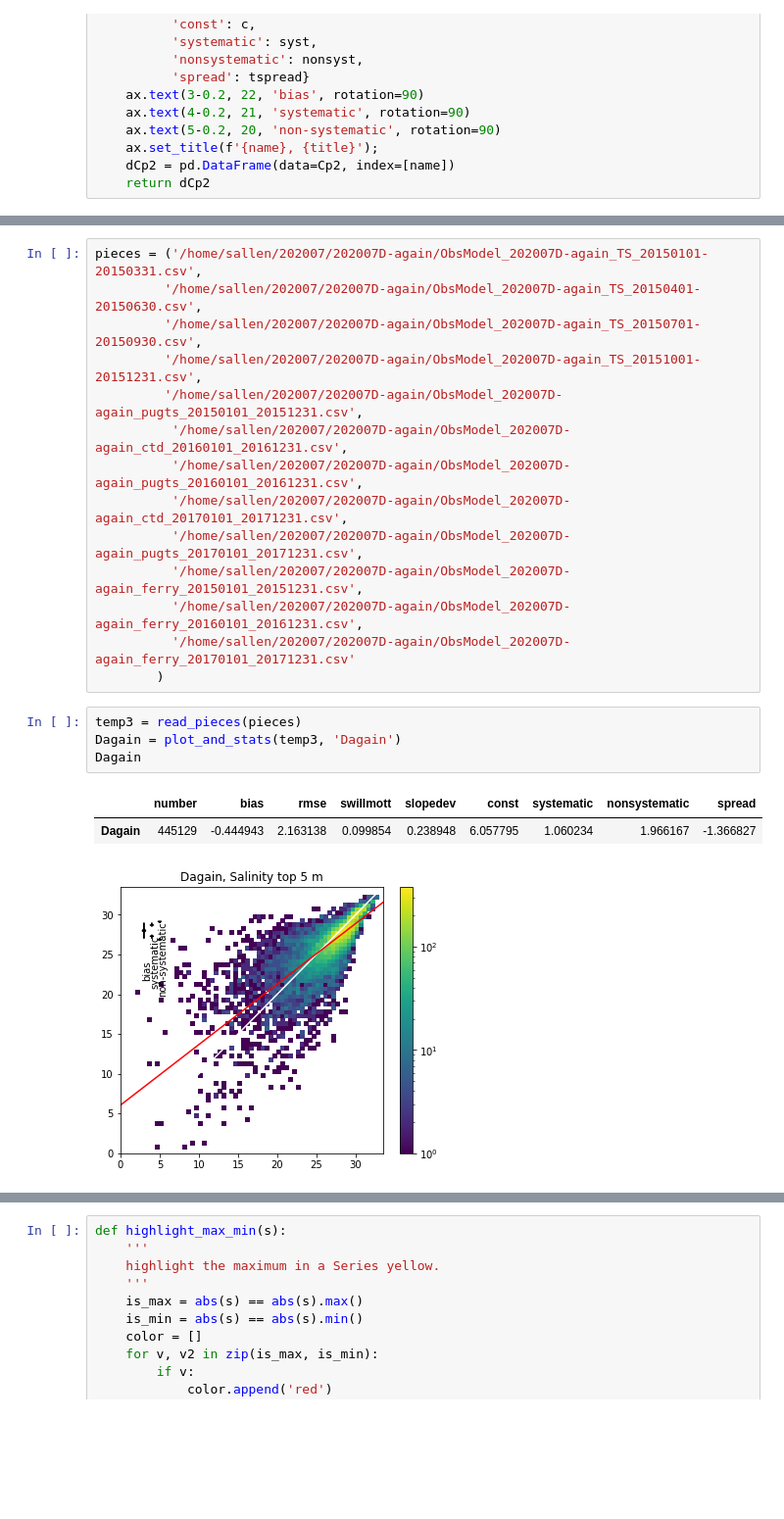
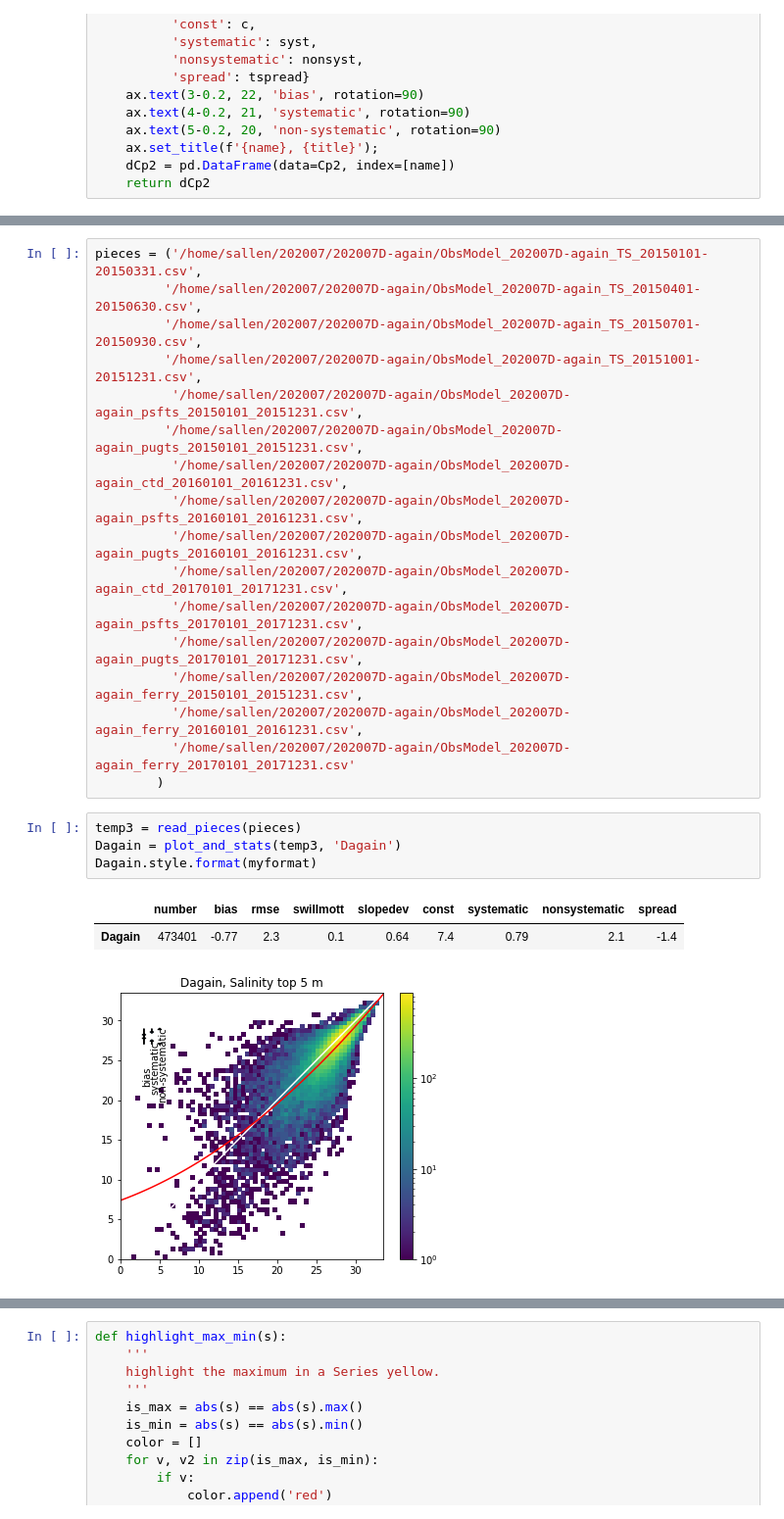
Before and after one commit to SalishSeaCast/analysis-susan, a Jupyter notebook: notebooks/PhysTuning/SurfaceSalinity.ipynb, the cells around one changed output, grey strips where cells are left out. Shown at 98% size. Cells and saved outputs as stored; diff of their text form; blank space fills up the shorter version.

```diff
--- a/notebooks/PhysTuning/SurfaceSalinity.ipynb
+++ b/notebooks/PhysTuning/SurfaceSalinity.ipynb
@@ -133,10 +166,13 @@ pieces = ('/home/sallen/202007/202007D-again/ObsModel_202007D-again_TS_20150101-
          '/home/sallen/202007/202007D-again/ObsModel_202007D-again_TS_20150401-20150630.csv',
          '/home/sallen/202007/202007D-again/ObsModel_202007D-again_TS_20150701-20150930.csv',
          '/home/sallen/202007/202007D-again/ObsModel_202007D-again_TS_20151001-20151231.csv',
+          '/home/sallen/202007/202007D-again/ObsModel_202007D-again_psfts_20150101_20151231.csv',
          '/home/sallen/202007/202007D-again/ObsModel_202007D-again_pugts_20150101_20151231.csv',
           '/home/sallen/202007/202007D-again/ObsModel_202007D-again_ctd_20160101_20161231.csv',
+          '/home/sallen/202007/202007D-again/ObsModel_202007D-again_psfts_20160101_20161231.csv',
           '/home/sallen/202007/202007D-again/ObsModel_202007D-again_pugts_20160101_20161231.csv',
           '/home/sallen/202007/202007D-again/ObsModel_202007D-again_ctd_20170101_20171231.csv',
+          '/home/sallen/202007/202007D-again/ObsModel_202007D-again_psfts_20170101_20171231.csv',
           '/home/sallen/202007/202007D-again/ObsModel_202007D-again_pugts_20170101_20171231.csv',
           '/home/sallen/202007/202007D-again/ObsModel_202007D-again_ferry_20150101_20151231.csv',
           '/home/sallen/202007/202007D-again/ObsModel_202007D-again_ferry_20160101_20161231.csv',
@@ -145,8 +181,8 @@ pieces = ('/home/sallen/202007/202007D-again/ObsModel_202007D-again_TS_20150101-
 # %%
 temp3 = read_pieces(pieces)
 Dagain = plot_and_stats(temp3, 'Dagain')
-Dagain
+Dagain.style.format(myformat)
 # %% [output]
 |  | number | bias | rmse | swillmott | slopedev | const | systematic | nonsystematic | spread |
-| Dagain | 445129 | -0.444943 | 2.163138 | 0.099854 | 0.238948 | 6.057795 | 1.060234 | 1.966167 | -1.366827 |
+| Dagain | 473401 | -0.77 | 2.3 | 0.1 | 0.64 | 7.4 | 0.79 | 2.1 | -1.4 |
-[figure, old version]
+[figure, new version]
```
Also changed, not shown: parts of 11 cells of this notebook, 1 other file.
